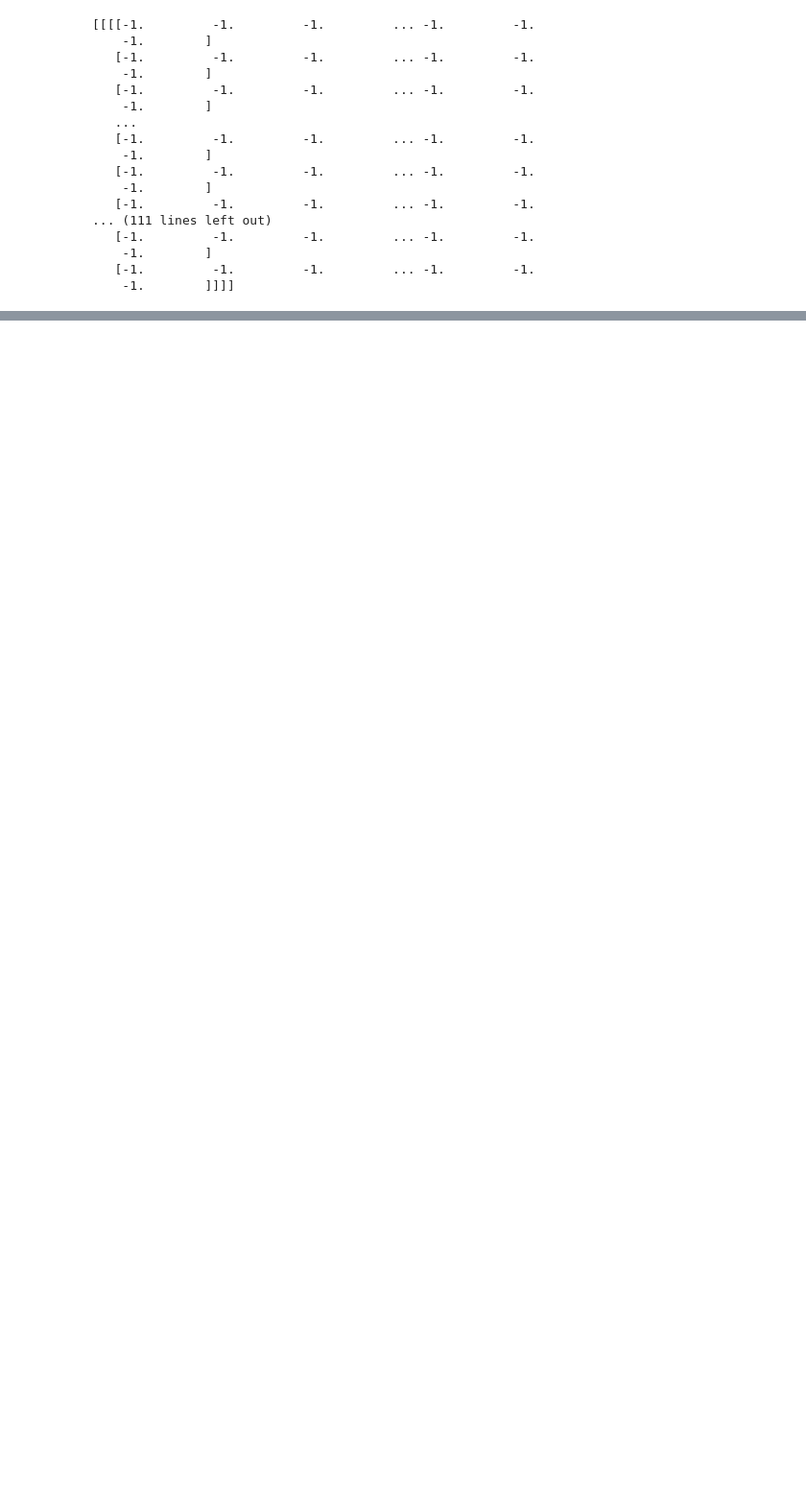
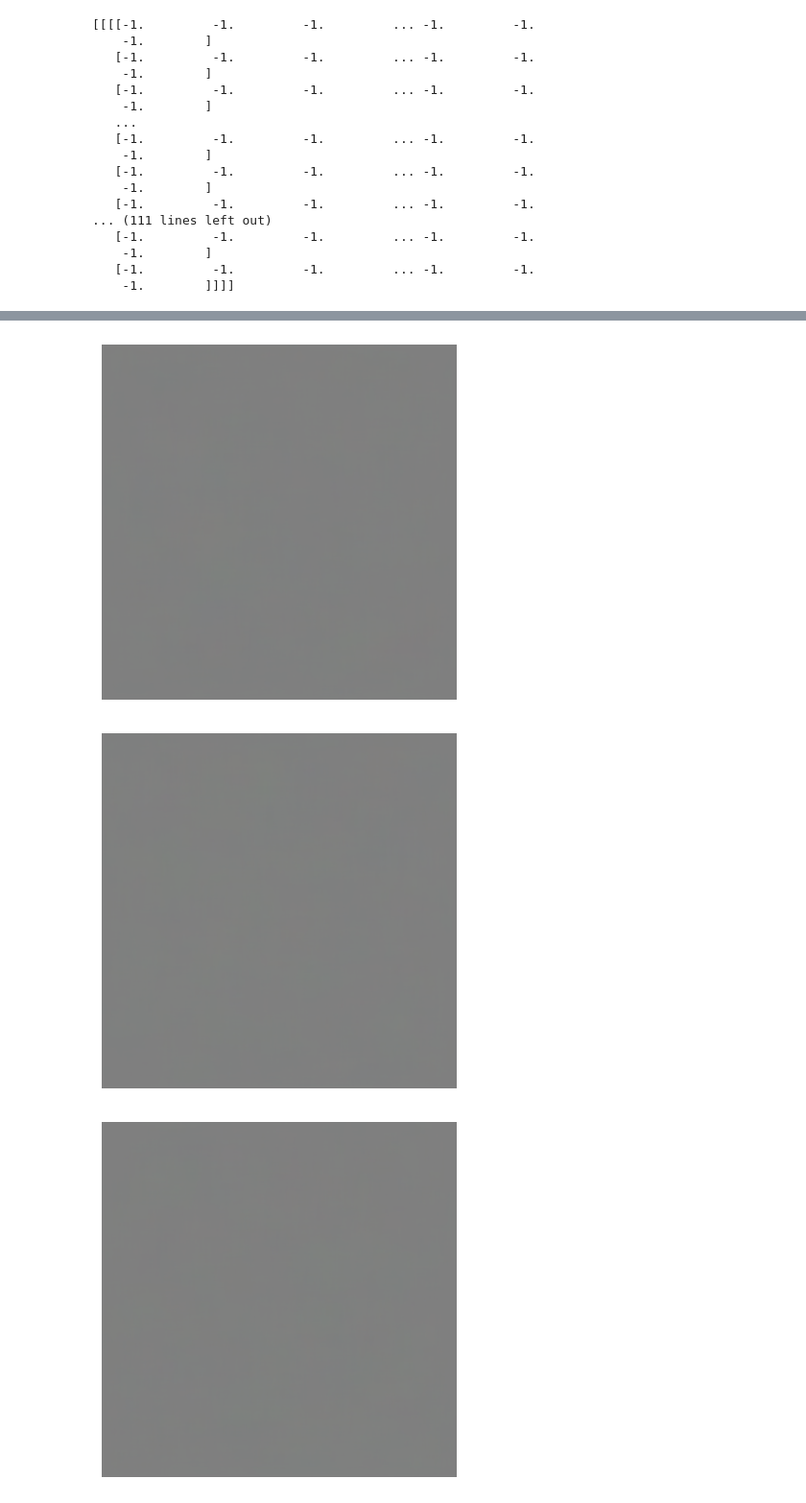
Before and after one commit to Elvis-Wu/Weather-GAN, a Jupyter notebook: GAN.ipynb, the cells around one changed output, grey strips where cells are left out. Shown at 96% size. Cells and saved outputs as stored; diff of their text form; code cells hidden in the pictures; blank space fills up the shorter version.

Commit message:
generator done

```diff
--- a/GAN.ipynb
+++ b/GAN.ipynb
@@ -103,0 +175,3 @@ b'train_data\\08_56_20.png'
+# %%
+generator = build_generator()
+generator.summary()
@@ -103,0 +196,3 @@ b'train_data\\08_56_20.png'
+# %%
+img = generator.predict(np.random.randn(4, 128, 1))
+img
@@ -103,0 +226,15 @@ b'train_data\\08_56_20.png'
+# %%
+# fig, ax = plt.subplots(ncols = 4, figsize = (256, 256))
+# for idx, img in enumerate(img) :
+#     ax[idx].imshow(np.squeeze(img))
+#     ax[idx].title.set_text(idx)
+img = np.array(img)
+
+for i in range(len(img)) :
+    plt.imshow(img[i])
+    plt.axis('off')
+    plt.show()
+# %% [output]
+[figure, added]
+[figure, added]
+[figure, added]
```
Also changed, not shown: parts of 15 cells of this notebook.
